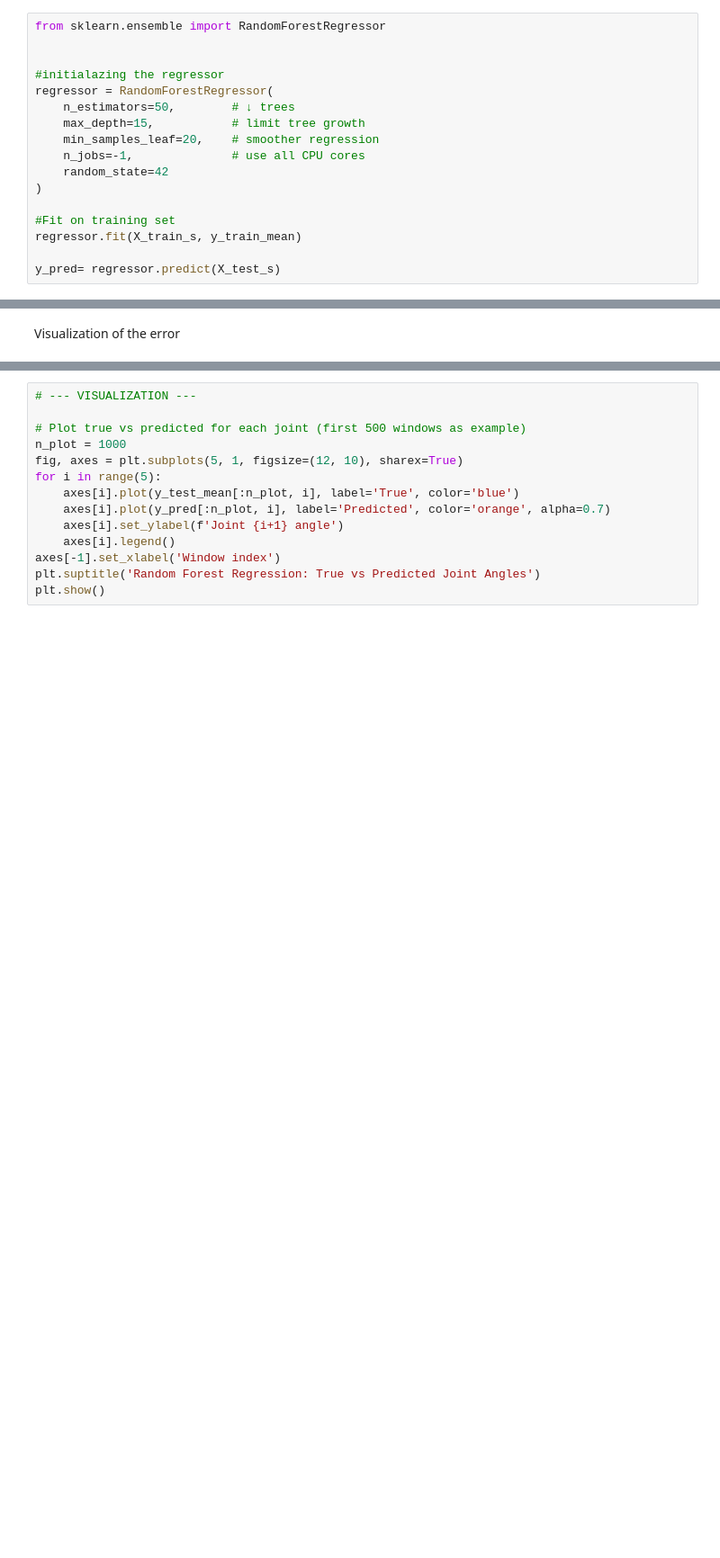
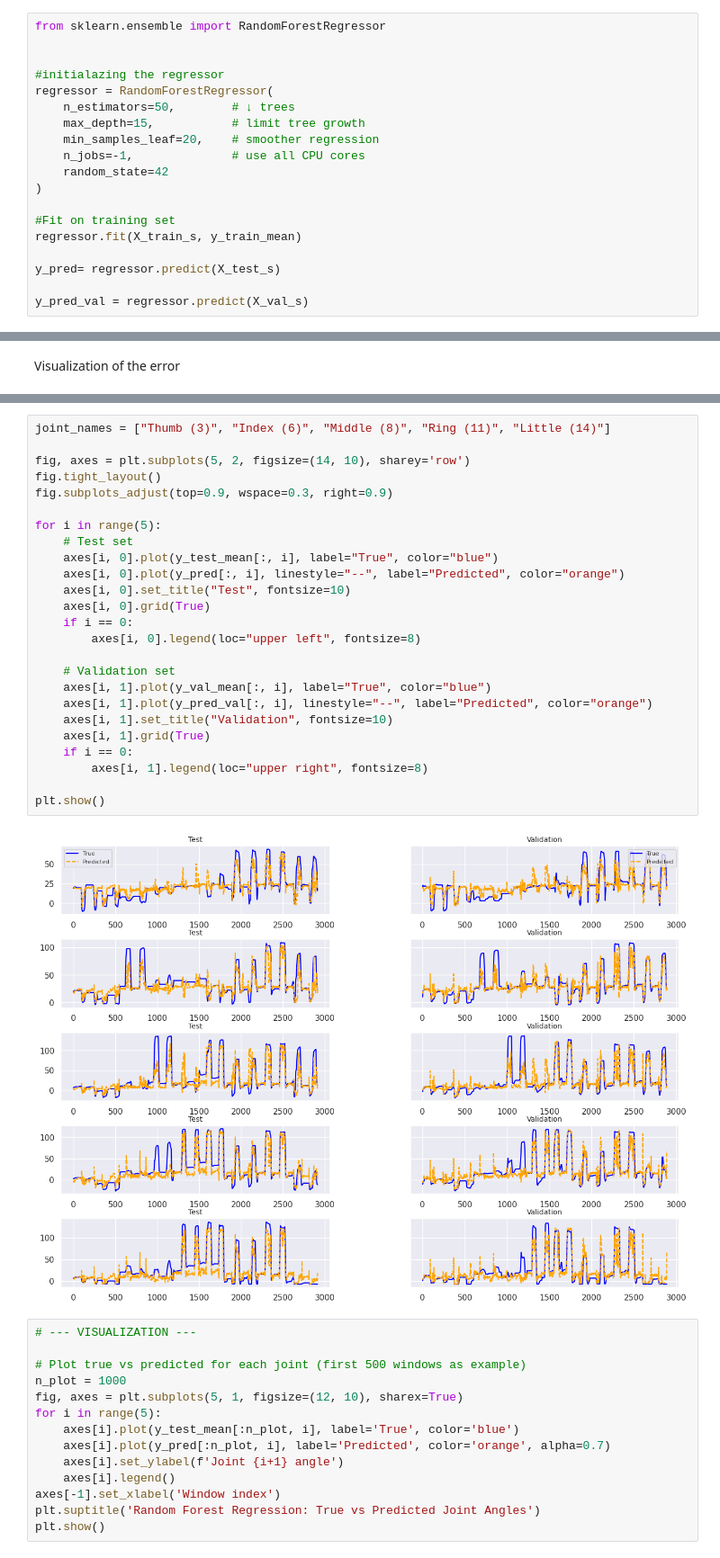
Before and after one commit to Tournedos/NSSP_project2_groupK, a Jupyter notebook: Part3.ipynb, the cells around one changed output, grey strips where cells are left out. Shown at 90% size. Cells and saved outputs as stored; diff of their text form; blank space fills up the shorter version.

```diff
--- a/Part3.ipynb
+++ b/Part3.ipynb
@@ -434,6 +434,8 @@ regressor = RandomForestRegressor(
 regressor.fit(X_train_s, y_train_mean)
 
 y_pred= regressor.predict(X_test_s)
+
+y_pred_val = regressor.predict(X_val_s)
 # %%
 from sklearn.metrics import mean_squared_error,r2_score
 
@@ -479,3 +473,30 @@ plt.show()
+# %%
+joint_names = ["Thumb (3)", "Index (6)", "Middle (8)", "Ring (11)", "Little (14)"]
+
+fig, axes = plt.subplots(5, 2, figsize=(14, 10), sharey='row')
+fig.tight_layout()
+fig.subplots_adjust(top=0.9, wspace=0.3, right=0.9)
+
+for i in range(5):
+    # Test set
+    axes[i, 0].plot(y_test_mean[:, i], label="True", color="blue")
+    axes[i, 0].plot(y_pred[:, i], linestyle="--", label="Predicted", color="orange")
+    axes[i, 0].set_title("Test", fontsize=10)
+    axes[i, 0].grid(True)
+    if i == 0:
+        axes[i, 0].legend(loc="upper left", fontsize=8)
+
+    # Validation set
+    axes[i, 1].plot(y_val_mean[:, i], label="True", color="blue")
+    axes[i, 1].plot(y_pred_val[:, i], linestyle="--", label="Predicted", color="orange")
+    axes[i, 1].set_title("Validation", fontsize=10)
+    axes[i, 1].grid(True)
+    if i == 0:
+        axes[i, 1].legend(loc="upper right", fontsize=8)
+
+plt.show()
+# %% [output]
+[figure, added]
 # %%
 # --- VISUALIZATION ---
 
```
Also changed, not shown: parts of 2 cells of this notebook.
